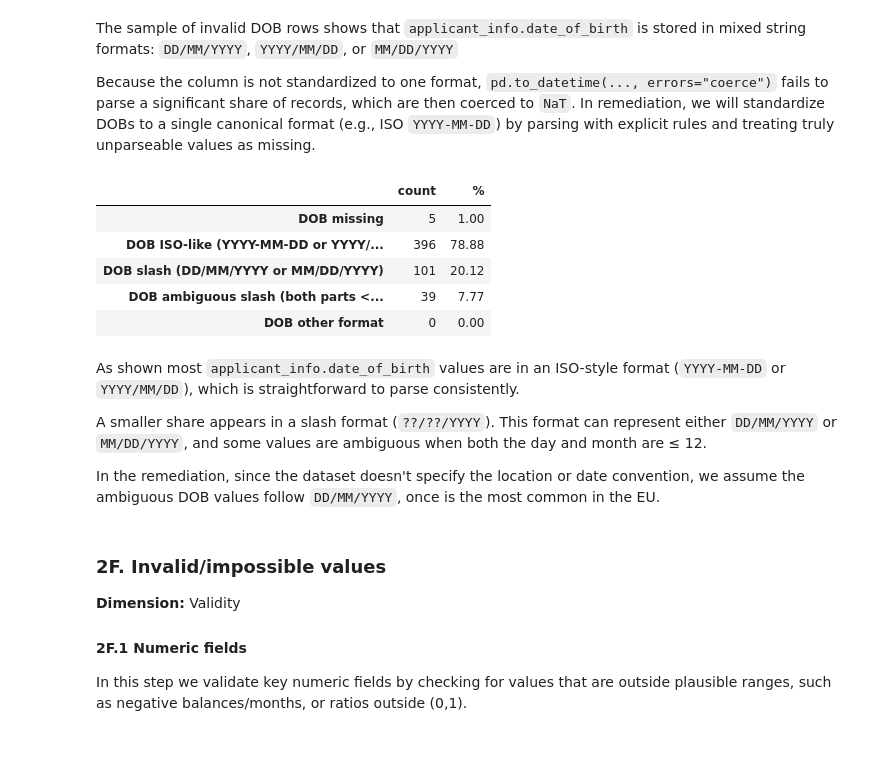
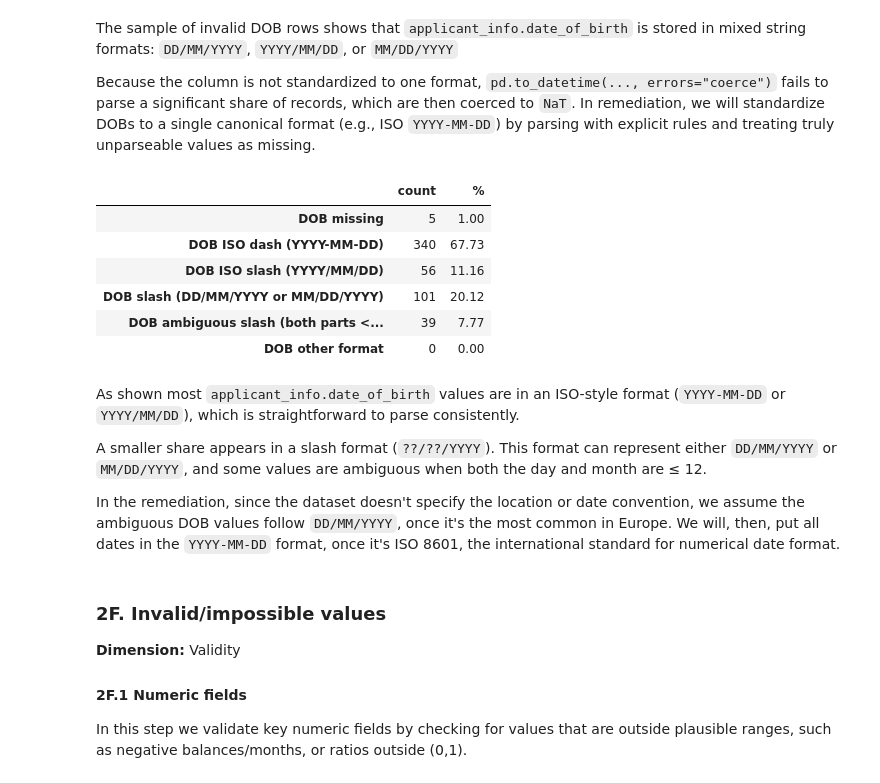
Before and after one commit to catarinapalma01/dego-project-team3, a Jupyter notebook: notebooks/01-data-quality.ipynb, the cells around one changed output. Saved outputs shown, nothing was run; the diff lists cells and outputs as text; code cells hidden in the pictures; blank space fills up the shorter version.

```diff
--- a/notebooks/01-data-quality.ipynb
+++ b/notebooks/01-data-quality.ipynb
@@ -661,40 +661,48 @@ Because the column is not standardized to one format, `pd.to_datetime(..., error
 # %%
 # DOB format breakdown
 
 # Clean DOB strings
 dob = df_raw["applicant_info.date_of_birth"].astype("string").str.strip().replace({"": pd.NA})
 
 # Detect common DOB patterns
-iso = dob.str.match(r"^\d{4}[-/]\d{2}[-/]\d{2}$", na=False)      # YYYY-MM-DD or YYYY/MM/DD
-slash = dob.str.match(r"^\d{2}/\d{2}/\d{4}$", na=False)          # ??/??/YYYY
+iso_dash  = dob.str.match(r"^\d{4}-\d{2}-\d{2}$", na=False)   # YYYY-MM-DD
+iso_slash = dob.str.match(r"^\d{4}/\d{2}/\d{2}$", na=False)   # YYYY/MM/DD
+slash     = dob.str.match(r"^\d{2}/\d{2}/\d{4}$", na=False)   # ??/??/YYYY
 
 # Flag ambiguous slash dates when both first numbers could be day or month
 p1 = pd.to_numeric(dob.str.slice(0, 2), errors="coerce")
 p2 = pd.to_numeric(dob.str.slice(3, 5), errors="coerce")
 ambig = slash & (p1 <= 12) & (p2 <= 12)
 
 # Build a summary table
-dob_summary = pd.DataFrame({
-    "count": [
-        dob.isna().sum(),
-        iso.sum(),
-        slash.sum(),
-        ambig.sum(),
-        (dob.notna() & ~(iso | slash)).sum()
-    ]
-}, index=[
-    "DOB missing",
-    "DOB ISO-like (YYYY-MM-DD or YYYY/MM/DD)",
-    "DOB slash (DD/MM/YYYY or MM/DD/YYYY)",
-    "DOB ambiguous slash (both parts <= 12)",
-    "DOB other format"
-])
+dob_summary = pd.DataFrame(
+    {
+        "count": [
+            dob.isna().sum(),
+            iso_dash.sum(),
+            iso_slash.sum(),
+            slash.sum(),
+            ambig.sum(),
+            (dob.notna() & ~(iso_dash | iso_slash | slash)).sum(),
+        ]
+    },
+    index=[
+        "DOB missing",
+        "DOB ISO dash (YYYY-MM-DD)",
+        "DOB ISO slash (YYYY/MM/DD)",
+        "DOB slash (DD/MM/YYYY or MM/DD/YYYY)",
+        "DOB ambiguous slash (both parts <= 12)",
+        "DOB other format",
+    ],
+)
+
 dob_summary["%"] = (dob_summary["count"] / len(dob) * 100).round(2)
 display(dob_summary)
 # %% [output]
 |  | count | % |
 | DOB missing | 5 | 1.00 |
-| DOB ISO-like (YYYY-MM-DD or YYYY/... | 396 | 78.88 |
+| DOB ISO dash (YYYY-MM-DD) | 340 | 67.73 |
+| DOB ISO slash (YYYY/MM/DD) | 56 | 11.16 |
 | DOB slash (DD/MM/YYYY or MM/DD/YYYY) | 101 | 20.12 |
 | DOB ambiguous slash (both parts <... | 39 | 7.77 |
 | DOB other format | 0 | 0.00 |
@@ -703,7 +711,7 @@ As shown most `applicant_info.date_of_birth` values are in an ISO-style format (
 
 A smaller share appears in a slash format (`??/??/YYYY`). This format can represent either `DD/MM/YYYY` or `MM/DD/YYYY`, and some values are ambiguous when both the day and month are ≤ 12.
 
-In the remediation, since the dataset doesn't specify the location or date convention, we assume the ambiguous DOB values follow `DD/MM/YYYY`, once is the most common in the EU.
+In the remediation, since the dataset doesn't specify the location or date convention, we assume the ambiguous DOB values follow `DD/MM/YYYY`, once it's the most common in Europe. We will, then, put all dates in the `YYYY-MM-DD` format, once it's ISO 8601, the international standard for numerical date format.
 # %% [markdown]
 ### 2F. Invalid/impossible values
 
```
Also changed, not shown: parts of 4 cells of this notebook, 2 other files.
